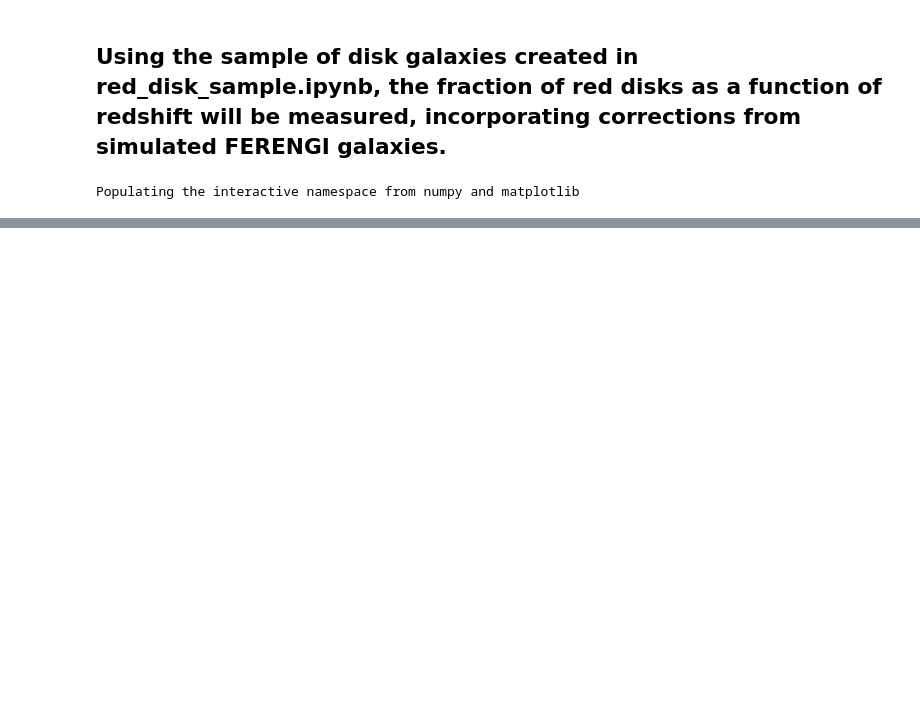
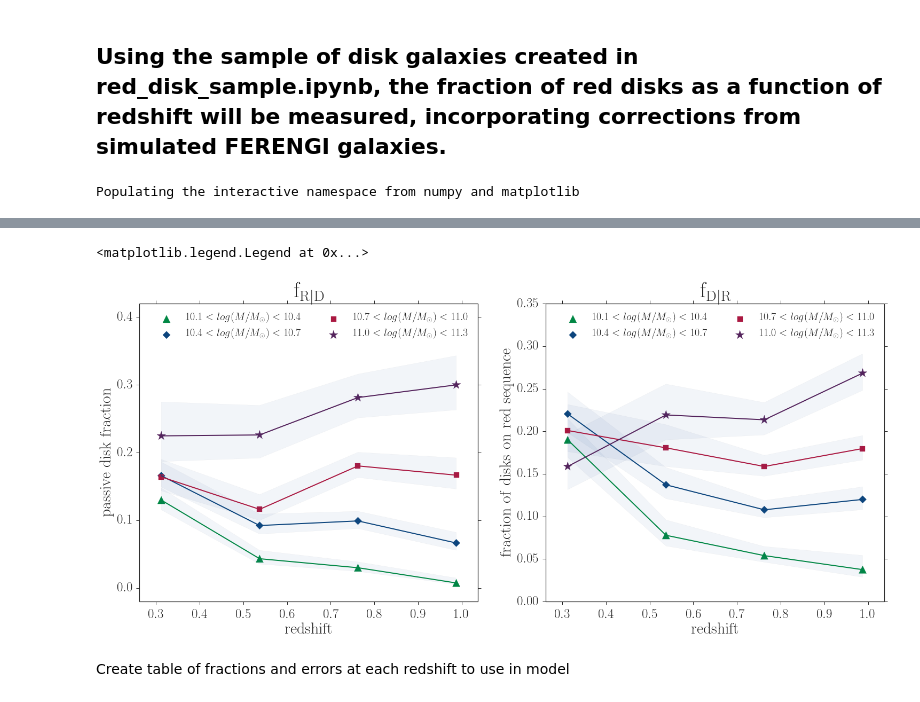
Before and after one commit to Mel23/gzh_red_disks, a Jupyter notebook: python/red_disk_fraction.ipynb, the cells around one changed output, grey strips where cells are left out. Cells and saved outputs as stored; diff of their text form; code cells hidden in the pictures; blank space fills up the shorter version.

```diff
--- a/python/red_disk_fraction.ipynb
+++ b/python/red_disk_fraction.ipynb
@@ -135,0 +277,76 @@ plt.ylabel('red disks/all disks', fontsize=30)
+# %%
+f=plt.figure(figsize=(25,10))
+gs=gridspec.GridSpec(1,2)
+ax=plt.subplot(gs[0,1])
+#edges = [9.9,10.3,10.7,11,11.4]
+edges = [9.8,10.1,10.4,10.7,11,11.3]
+colors = ['k','#008744','#0c457d','#aa1841','#54235c']
+markers = ['o','^','D','s','*']
+msizes = [100,200,100,100,300]
+
+#masshist,edges = np.histogram(data[disks & (data['mass_med']>0)]['mass_med'],bins=4)
+disk_fraction = {}
+col='mass_med'
+for mi in range(1,len(edges)-1):
+    disk_fraction['{:.2f}_to_{:.2f}'.format(edges[mi],edges[mi+1])]=[]
+    disk_fraction['{:.2f}_to_{:.2f}_hi'.format(edges[mi],edges[mi+1])]=[]
+    disk_fraction['{:.2f}_to_{:.2f}_lo'.format(edges[mi],edges[mi+1])]=[]
+
+    mass_bin = (data[col]>edges[mi]) & (data[col]<=edges[mi+1])
+    for i in range(0,len(z_edges)-1):
+        z_bin = (data['Z_BEST']>z_edges[i]) & (data['Z_BEST']<=z_edges[i+1])
+        red_disks = float(len(data[disks & z_bin & red_sequence & mass_bin ]))*1/xi[i]
+        all_red = len(data[red_sequence & z_bin & mass_bin ])
+        disk_fraction['{:.2f}_to_{:.2f}'.format(edges[mi],edges[mi+1])].append(red_disks/all_red if all_red>0 else 0)
+        err_lo,err_hi = get_error(red_disks,all_red)
+        disk_fraction['{:.2f}_to_{:.2f}_hi'.format(edges[mi],edges[mi+1])].append(err_hi)
+        disk_fraction['{:.2f}_to_{:.2f}_lo'.format(edges[mi],edges[mi+1])].append(err_lo)
+
+for i in range(1,len(edges)-1):
+    plt.plot(z_centers,disk_fraction['{:.2f}_to_{:.2f}'.format(edges[i],edges[i+1])],color=colors[i],lw=2)
+    plt.scatter(z_centers,disk_fraction['{:.2f}_to_{:.2f}'.format(edges[i],edges[i+1])],marker=markers[i],s=msizes[i],color=colors[i],label=r'${:.1f}<log(M/M_\odot)<{:.1f}$'.format(edges[i],edges[i+1]))
+    plt.fill_between(z_centers,disk_fraction['{:.2f}_to_{:.2f}_hi'.format(edges[i],edges[i+1])],disk_fraction['{:.2f}_to_{:.2f}_lo'.format(edges[i],edges[i+1])],alpha=.07)
+plt.xlim(z_centers[0]-.05,z_centers[-1]+.05)
+plt.xlabel(r'$\mathrm{redshift}$',fontsize = 30)
+plt.ylabel(r'$\mathrm{fraction~of~disks~on~red~sequence}$', fontsize=30)
+plt.title(r'$\mathrm{f_{D|R}}$', fontsize=40)
+plt.legend(fontsize=20,ncol=2)
+
+ax = plt.subplot(gs[0,0])
+
+#masshist,edges = np.histogram(data[disks & (data['mass_med']>0)]['mass_med'],bins=4)
+red_disk_fraction = {}
+col='mass_med'
+
+for mi in range(1,len(edges)-1):
+    red_disk_fraction['{:.2f}_to_{:.2f}'.format(edges[mi],edges[mi+1])]=[]
+    red_disk_fraction['{:.2f}_to_{:.2f}_hi'.format(edges[mi],edges[mi+1])]=[]
+    red_disk_fraction['{:.2f}_to_{:.2f}_lo'.format(edges[mi],edges[mi+1])]=[]
+
+    mass_bin = (data[col]>edges[mi]) & (data[col]<=edges[mi+1])
+    for i in range(0,len(z_edges)-1):
+        z_bin = (data['Z_BEST']>z_edges[i]) & (data['Z_BEST']<=z_edges[i+1])
+        red_disks = float(len(data[disks & z_bin & red_sequence & mass_bin ]))
+        all_disks = len(data[disks & z_bin & mass_bin ])
+        red_disk_fraction['{:.2f}_to_{:.2f}'.format(edges[mi],edges[mi+1])].append(red_disks/all_disks if all_disks>0 else 0)
+        err_lo,err_hi = get_error(red_disks,all_disks)
+        red_disk_fraction['{:.2f}_to_{:.2f}_hi'.format(edges[mi],edges[mi+1])].append(err_hi)
+        red_disk_fraction['{:.2f}_to_{:.2f}_lo'.format(edges[mi],edges[mi+1])].append(err_lo)
+
+for i in range(1,len(edges)-1):
+    plt.plot(z_centers,red_disk_fraction['{:.2f}_to_{:.2f}'.format(edges[i],edges[i+1])],color=colors[i],lw=2)
+    plt.scatter(z_centers,red_disk_fraction['{:.2f}_to_{:.2f}'.format(edges[i],edges[i+1])],marker=markers[i],s=msizes[i],color=colors[i],label=r'${:.1f}<log(M/M_\odot)<{:.1f}$'.format(edges[i],edges[i+1]))
+    plt.fill_between(z_centers,red_disk_fraction['{:.2f}_to_{:.2f}_hi'.format(edges[i],edges[i+1])],red_disk_fraction['{:.2f}_to_{:.2f}_lo'.format(edges[i],edges[i+1])],alpha=.07)
+plt.xlim(z_centers[0]-.05,z_centers[-1]+.05)
+plt.ylim(-.02,.42)
+#plt.gca().invert_xaxis()
+plt.xlabel(r'$\mathrm{redshift}$',fontsize = 30)
+plt.ylabel(r'$\mathrm{passive~disk~fraction}$', fontsize=30)
+plt.title(r'$\mathrm{f_{R|D}}$', fontsize=40)
+plt.legend(fontsize=20,ncol=2)
+#plt.savefig('../writeup/figures/red_disk_fraction_mass_limited.pdf')
+# %% [output]
+<matplotlib.legend.Legend at 0x...>
+[figure, added]
+# %% [markdown]
+Create table of fractions and errors at each redshift to use in model
```
Also changed, not shown: parts of 32 cells of this notebook, 2 other files.
